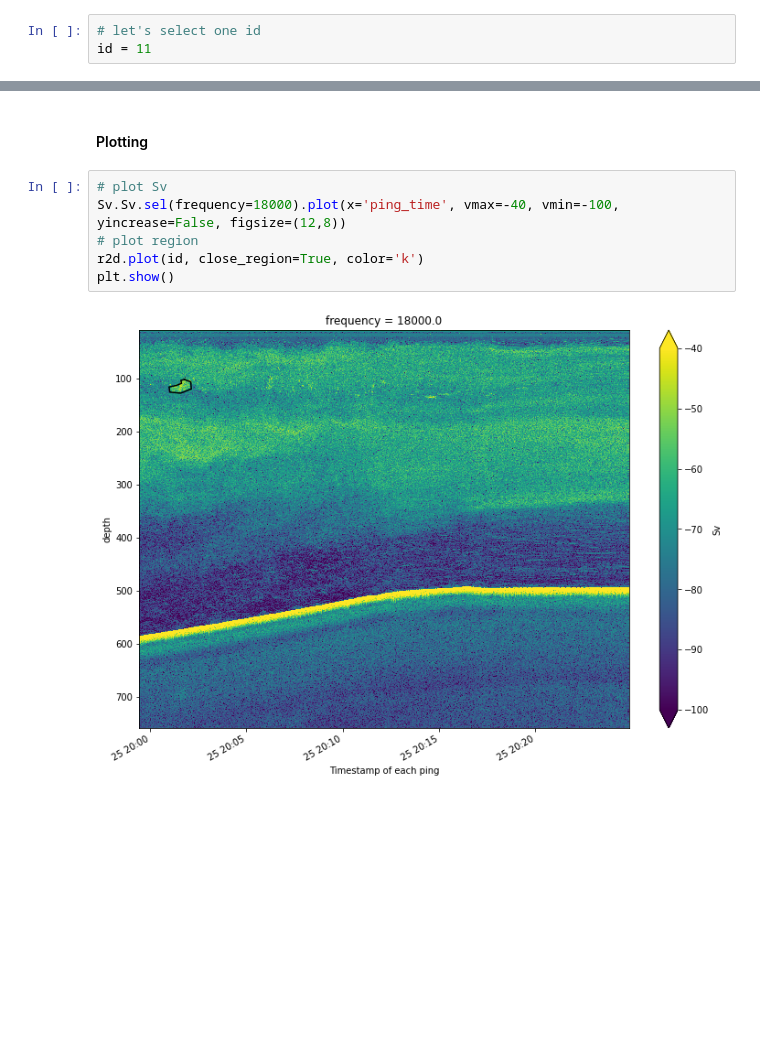
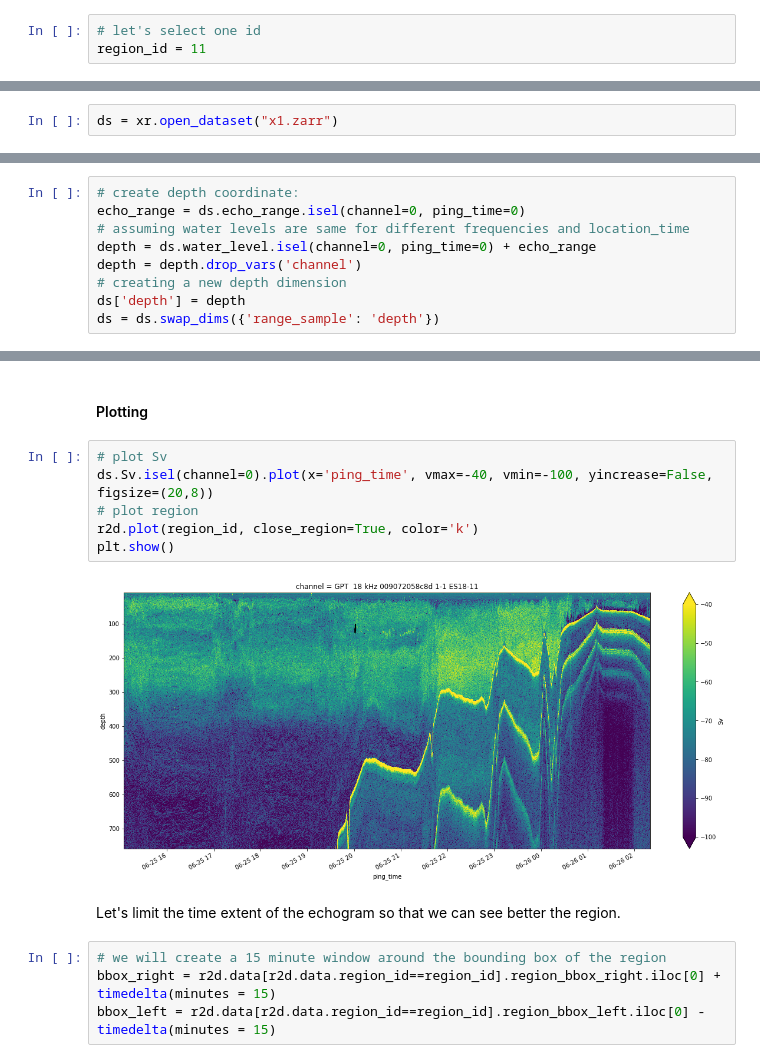
Before and after one commit to OSOceanAcoustics/echoregions, a Jupyter notebook: notebooks/Regions2D_plotting.ipynb, the cells around one changed output, grey strips where cells are left out. Saved outputs shown, nothing was run; the diff lists cells and outputs as text; blank space fills up the shorter version.

Commit message:
updated notebook to new Sv format and reading from zarr

```diff
--- a/notebooks/Regions2D_plotting.ipynb
+++ b/notebooks/Regions2D_plotting.ipynb
@@ -66,6 +65,6 @@ print(r2d.data.region_id.values)
 Length: 33, dtype: Int64
 # %%
 # let's select one id
-id = 11
+region_id = 11
 # %%
 # Plot a region with a specific id with the `plot` function
@@ -168 +143,3 @@ Sv = xr.open_mfdataset([os.path.join(SONAR_PATH_Sv, item) for item in select_Sv_
+# %%
+ds = xr.open_dataset("x1.zarr")
 # %% [markdown]
@@ -187,0 +147,9 @@ Sv = Sv.swap_dims({'range_bin': 'depth'})
+# %%
+# create depth coordinate:
+echo_range = ds.echo_range.isel(channel=0, ping_time=0)
+# assuming water levels are same for different frequencies and location_time
+depth = ds.water_level.isel(channel=0, ping_time=0) + echo_range
+depth = depth.drop_vars('channel')
+# creating a new depth dimension
+ds['depth'] = depth
+ds = ds.swap_dims({'range_sample': 'depth'})
@@ -189,9 +167,15 @@ Sv = Sv.swap_dims({'range_bin': 'depth'})
 #### Plotting
 # %%
 # plot Sv
-Sv.Sv.sel(frequency=18000).plot(x='ping_time', vmax=-40, vmin=-100, yincrease=False, figsize=(12,8))
+ds.Sv.isel(channel=0).plot(x='ping_time', vmax=-40, vmin=-100, yincrease=False, figsize=(20,8))
 # plot region
-r2d.plot(id, close_region=True, color='k')
+r2d.plot(region_id, close_region=True, color='k')
 plt.show()
 # %% [output]
-[figure, old version]
+[figure, new version]
+# %% [markdown]
+Let's limit the time extent of the echogram so that we can see better the region.
+# %%
+# we will create a 15 minute window around the bounding box of the region
+bbox_right = r2d.data[r2d.data.region_id==region_id].region_bbox_right.iloc[0] + timedelta(minutes = 15)
+bbox_left = r2d.data[r2d.data.region_id==region_id].region_bbox_left.iloc[0] - timedelta(minutes = 15)
```
Also changed, not shown: parts of 20 cells of this notebook.
